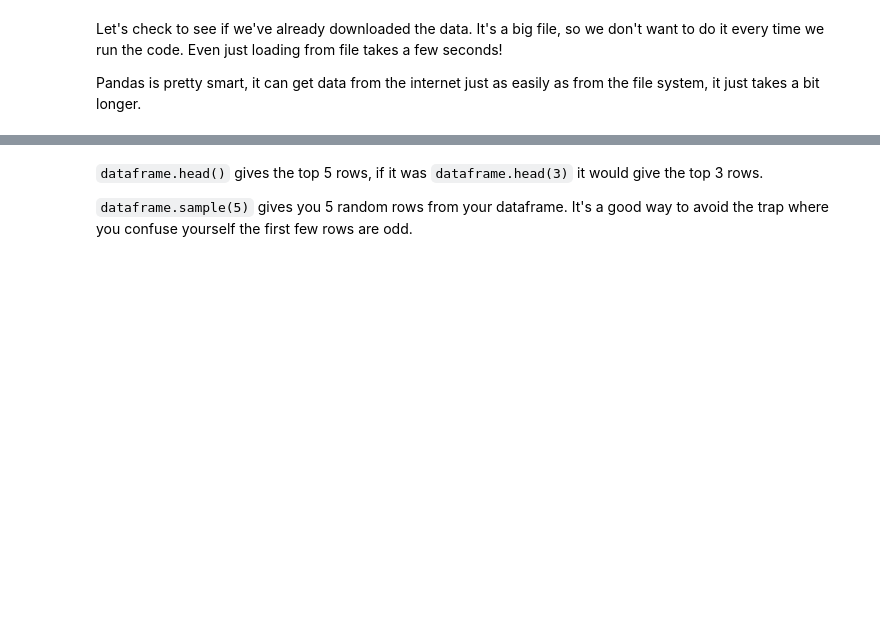
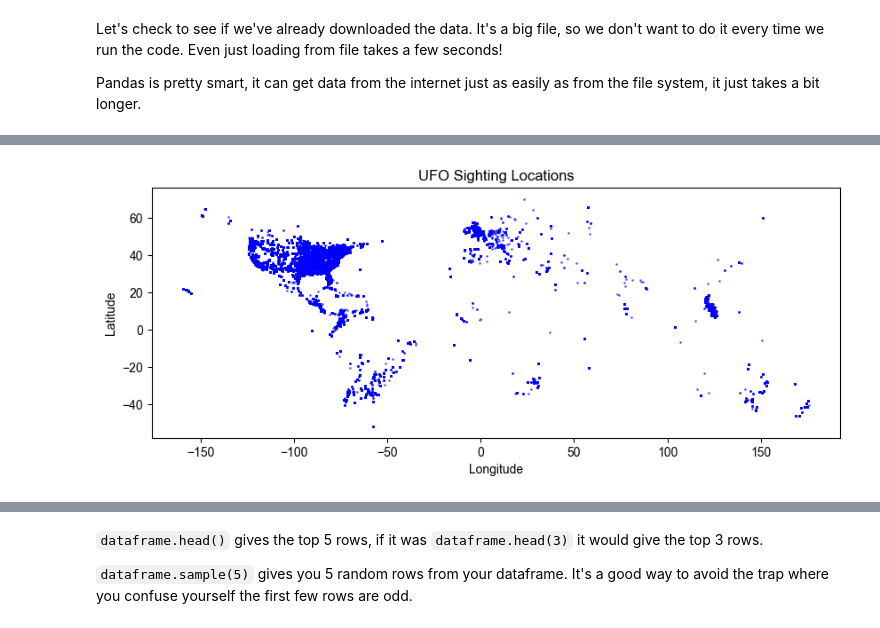
Before and after one commit to sevinafeb/data_project_2023, a Jupyter notebook: basic_pandas.ipynb, the cells around one changed output, grey strips where cells are left out. Cells and saved outputs as stored; diff of their text form; code cells hidden in the pictures; blank space fills up the shorter version.

```diff
--- a/basic_pandas.ipynb
+++ b/basic_pandas.ipynb
@@ -42,0 +59,15 @@ done
+# %%
+import pandas as pd
+import geopandas as gpd
+import matplotlib.pyplot as plt
+
+file_path = 'nuforc_events.csv'
+data = pd.read_csv(file_path)
+
+gdf.plot(markersize=1, color='blue', alpha=0.5)
+plt.title('UFO Sighting Locations')
+plt.xlabel('Longitude')
+plt.ylabel('Latitude')
+plt.show()
+# %% [output]
+[figure, added]
```
Also changed, not shown: parts of 111 cells of this notebook, 6 other files.
